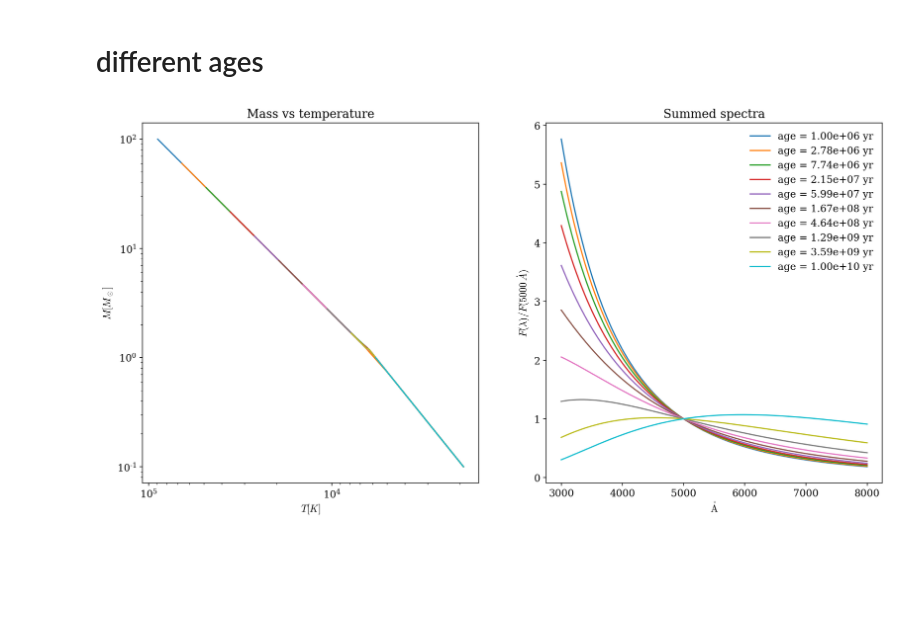
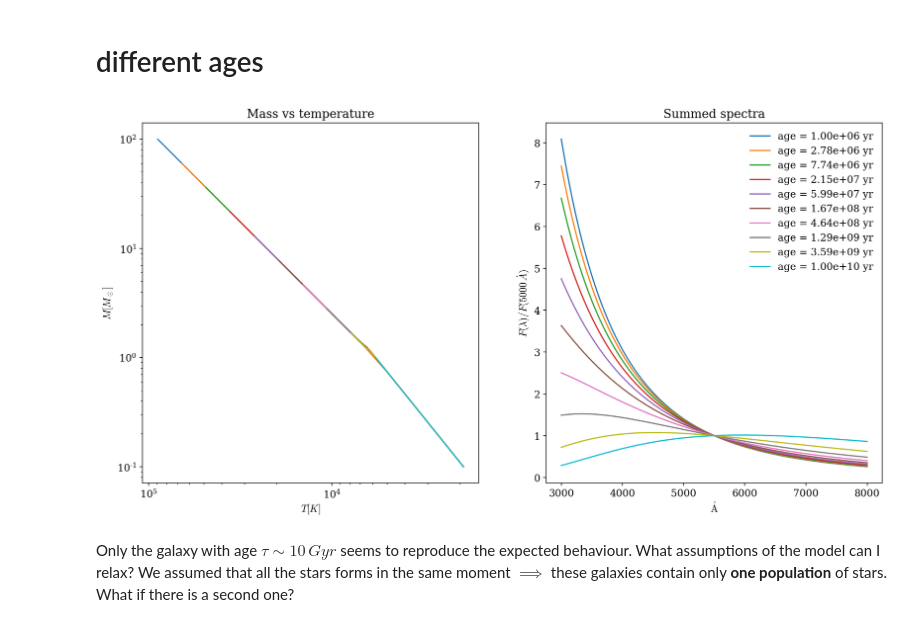
Before and after one commit to asantini29/codes_laboratory_data_analysis, a Jupyter notebook: galaxy_model_optical.ipynb, the cells around one changed output. Drawn from its saved outputs; the diff is of its cells as text; code cells hidden in the pictures; blank space fills up the shorter version.

```diff
--- a/galaxy_model_optical.ipynb
+++ b/galaxy_model_optical.ipynb
@@ -71,29 +71,31 @@ ages = np.logspace(6, 10, 10) * u.yr
 # %%
 with quantity_support():
     #plt.figure()
     fig, axs = plt.subplots(1, 2)
     for age in tqdm(ages):
         M_max = max_mass(age, M_sun)
         M_array = np.linspace(M_min, M_max, 100)
         scale_factor_array, temp_array = np.hsplit(np.array([scale_and_temperature(M, M_sun) for M in M_array]), 2)
 
         axs[0].plot(temp_array, M_array / M_sun)
 
         bb = np.sum([models.BlackBody(temperature = T * u.K, scale = scale_factor * u.erg / (u.cm**2 * u.AA * u.s * u.sr)) for T,scale_factor in zip(temp_array, scale_factor_array)])
         flux = bb(wave)
-        axs[1].plot(wave, flux / bb(5000 * u.AA), label = 'age = {:.2e}'.format(age)) #normalize to F(5000 A)
+        axs[1].plot(wave, flux / bb(5500 * u.AA), label = 'age = {:.2e}'.format(age)) #normalize to F(5000 A)
 
     #plt.plot(wave, flux) #normalize to F(5000 A)
 
     axs[0].set_ylabel("$M [M_\odot]$")
     axs[0].set_xlabel("$T [K]$")
     axs[0].set_title("Mass vs temperature")
     axs[0].loglog()
     axs[0].invert_xaxis()
 
     axs[1].set_ylabel("$F(\lambda) / F(5000 \, \dot{A})$")
     axs[1].legend(frameon = False)
     axs[1].set_title("Summed spectra")
     plt.show()
 # %% [output]
-[figure, old version]
+[figure, new version]
+# %% [markdown]
+Only the galaxy with age $\tau \sim 10\, Gyr$ seems to reproduce the expected behaviour. What assumptions of the model can I relax? We assumed that all the stars forms in the same moment $\implies$ these galaxies contain only **one population** of stars. What if there is a second one?
```
